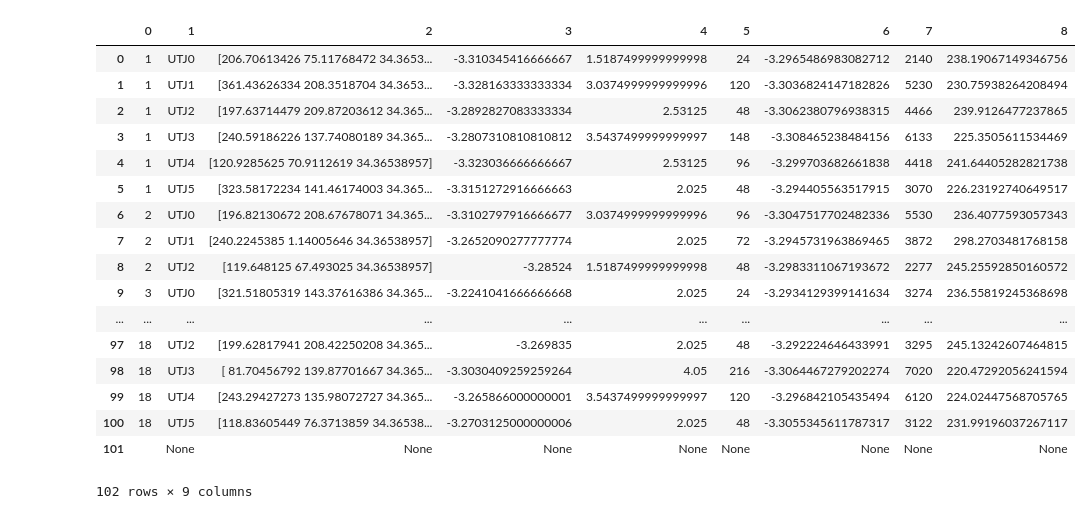
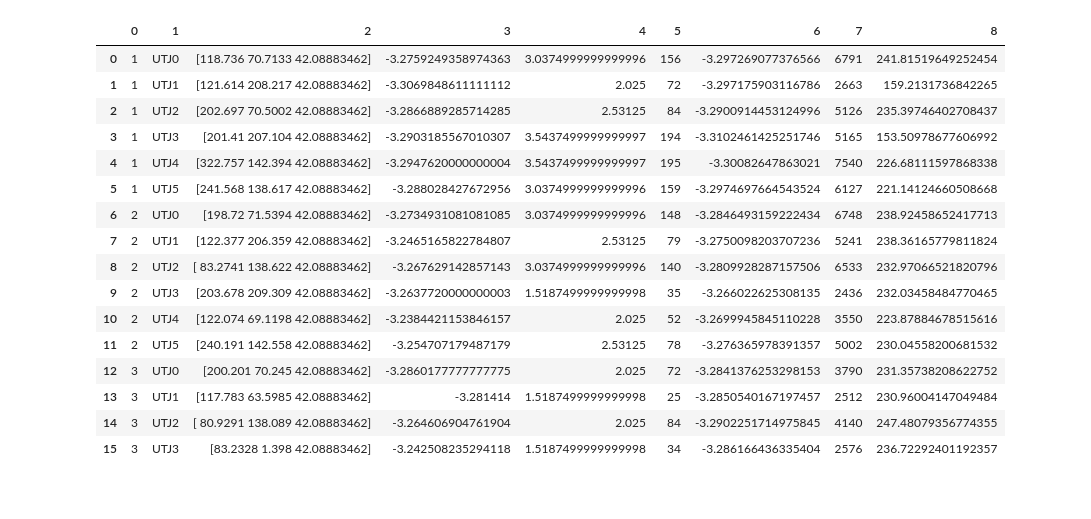
Before and after one commit to PaulTwine/TripleLines.github.io, a Jupyter notebook: DataCollection.ipynb, the cells around one changed output. Cells and saved outputs as stored; diff of their text form; code cells hidden in the pictures.

```diff
--- a/DataCollection.ipynb
+++ b/DataCollection.ipynb
@@ -10,31 +10,30 @@ from io import StringIO
 # %%
 ##File format Tripleline ID, Tripleline Centre, TJ Energy, Radius, TJ Atoms
 ##GBEnergy, GBAtoms
-strDirectory = '/home/paul/csf3_scratch/TripleLines/data'
+strDirectory = '/home/paul/csf3_scratch/TripleLines/Axis111/data'
 lstAllFilenames = []
 strData = ''
-for j in range(1,19):
+for j in range(1,7):
     fin = open(strDirectory + str(j) + '/summary.data' + str(j), 'rt')
     strData +=  fin.read()
 df = pd.DataFrame([x.split(',') for x in strData.split('\n')])
-df
+df[:16]
 # %% [output]
 |  | 0 | 1 | 2 | 3 | 4 | 5 | 6 | 7 | 8 |
-| 0 | 1 | UTJ0 | [206.70613426 75.11768472 34.3653... | -3.310345416666667 | 1.5187499999999998 | 24 | -3.2965486983082712 | 2140 | 238.19067149346756 |
-| 1 | 1 | UTJ1 | [361.43626334 208.3518704 34.3653... | -3.328163333333334 | 3.0374999999999996 | 120 | -3.3036824147182826 | 5230 | 230.75938264208494 |
-| 2 | 1 | UTJ2 | [197.63714479 209.87203612 34.365... | -3.2892827083333334 | 2.53125 | 48 | -3.3062380796938315 | 4466 | 239.9126477237865 |
-| 3 | 1 | UTJ3 | [240.59186226 137.74080189 34.365... | -3.2807310810810812 | 3.5437499999999997 | 148 | -3.308465238484156 | 6133 | 225.3505611534469 |
-| 4 | 1 | UTJ4 | [120.9285625 70.9112619 34.36538957] | -3.323036666666667 | 2.53125 | 96 | -3.299703682661838 | 4418 | 241.64405282821738 |
-| 5 | 1 | UTJ5 | [323.58172234 141.46174003 34.365... | -3.3151272916666663 | 2.025 | 48 | -3.294405563517915 | 3070 | 226.23192740649517 |
-| 6 | 2 | UTJ0 | [196.82130672 208.67678071 34.365... | -3.3102797916666677 | 3.0374999999999996 | 96 | -3.3047517702482336 | 5530 | 236.4077593057343 |
-| 7 | 2 | UTJ1 | [240.2245385 1.14005646 34.36538957] | -3.2652090277777774 | 2.025 | 72 | -3.2945731963869465 | 3872 | 298.2703481768158 |
-| 8 | 2 | UTJ2 | [119.648125 67.493025 34.36538957] | -3.28524 | 1.5187499999999998 | 48 | -3.2983311067193672 | 2277 | 245.25592850160572 |
-| 9 | 3 | UTJ0 | [321.51805319 143.37616386 34.365... | -3.2241041666666668 | 2.025 | 24 | -3.2934129399141634 | 3274 | 236.55819245368698 |
-| ... | ... | ... | ... | ... | ... | ... | ... | ... | ... |
-| 97 | 18 | UTJ2 | [199.62817941 208.42250208 34.365... | -3.269835 | 2.025 | 48 | -3.292224646433991 | 3295 | 245.13242607464815 |
-| 98 | 18 | UTJ3 | [ 81.70456792 139.87701667 34.365... | -3.3030409259259264 | 4.05 | 216 | -3.3064467279202274 | 7020 | 220.47292056241594 |
-| 99 | 18 | UTJ4 | [243.29427273 135.98072727 34.365... | -3.265866000000001 | 3.5437499999999997 | 120 | -3.296842105435494 | 6120 | 224.02447568705765 |
-| 100 | 18 | UTJ5 | [118.83605449 76.3713859 34.36538... | -3.2703125000000006 | 2.025 | 48 | -3.3055345611787317 | 3122 | 231.99196037267117 |
-| 101 |  | None | None | None | None | None | None | None | None |
+| 0 | 1 | UTJ0 | [118.736 70.7133 42.08883462] | -3.2759249358974363 | 3.0374999999999996 | 156 | -3.297269077376566 | 6791 | 241.81519649252454 |
+| 1 | 1 | UTJ1 | [121.614 208.217 42.08883462] | -3.3069848611111112 | 2.025 | 72 | -3.297175903116786 | 2663 | 159.2131736842265 |
+| 2 | 1 | UTJ2 | [202.697 70.5002 42.08883462] | -3.2866889285714285 | 2.53125 | 84 | -3.2900914453124996 | 5126 | 235.39746402708437 |
+| 3 | 1 | UTJ3 | [201.41 207.104 42.08883462] | -3.2903185567010307 | 3.5437499999999997 | 194 | -3.3102461425251746 | 5165 | 153.50978677606992 |
+| 4 | 1 | UTJ4 | [322.757 142.394 42.08883462] | -3.2947620000000004 | 3.5437499999999997 | 195 | -3.30082647863021 | 7540 | 226.68111597868338 |
+| 5 | 1 | UTJ5 | [241.568 138.617 42.08883462] | -3.288028427672956 | 3.0374999999999996 | 159 | -3.2974697664543524 | 6127 | 221.14124660508668 |
+| 6 | 2 | UTJ0 | [198.72 71.5394 42.08883462] | -3.2734931081081085 | 3.0374999999999996 | 148 | -3.2846493159222434 | 6748 | 238.92458652417713 |
+| 7 | 2 | UTJ1 | [122.377 206.359 42.08883462] | -3.2465165822784807 | 2.53125 | 79 | -3.2750098203707236 | 5241 | 238.36165779811824 |
+| 8 | 2 | UTJ2 | [ 83.2741 138.622 42.08883462] | -3.267629142857143 | 3.0374999999999996 | 140 | -3.2809928287157506 | 6533 | 232.97066521820796 |
+| 9 | 2 | UTJ3 | [203.678 209.309 42.08883462] | -3.2637720000000003 | 1.5187499999999998 | 35 | -3.266022625308135 | 2436 | 232.03458484770465 |
+| 10 | 2 | UTJ4 | [122.074 69.1198 42.08883462] | -3.2384421153846157 | 2.025 | 52 | -3.2699945845110228 | 3550 | 223.87884678515616 |
+| 11 | 2 | UTJ5 | [240.191 142.558 42.08883462] | -3.254707179487179 | 2.53125 | 78 | -3.276365978391357 | 5002 | 230.04558200681532 |
+| 12 | 3 | UTJ0 | [200.201 70.245 42.08883462] | -3.2860177777777775 | 2.025 | 72 | -3.2841376253298153 | 3790 | 231.35738208622752 |
+| 13 | 3 | UTJ1 | [117.783 63.5985 42.08883462] | -3.281414 | 1.5187499999999998 | 25 | -3.2850540167197457 | 2512 | 230.96004147049484 |
+| 14 | 3 | UTJ2 | [ 80.9291 138.089 42.08883462] | -3.264606904761904 | 2.025 | 84 | -3.2902251714975845 | 4140 | 247.48079356774355 |
+| 15 | 3 | UTJ3 | [83.2328 1.398 42.08883462] | -3.242508235294118 | 1.5187499999999998 | 34 | -3.286166436335404 | 2576 | 236.72292401192357 |
-102 rows × 9 columns
 # %%
```
Also changed, not shown: parts of 5 cells of this notebook, 6 other files.
